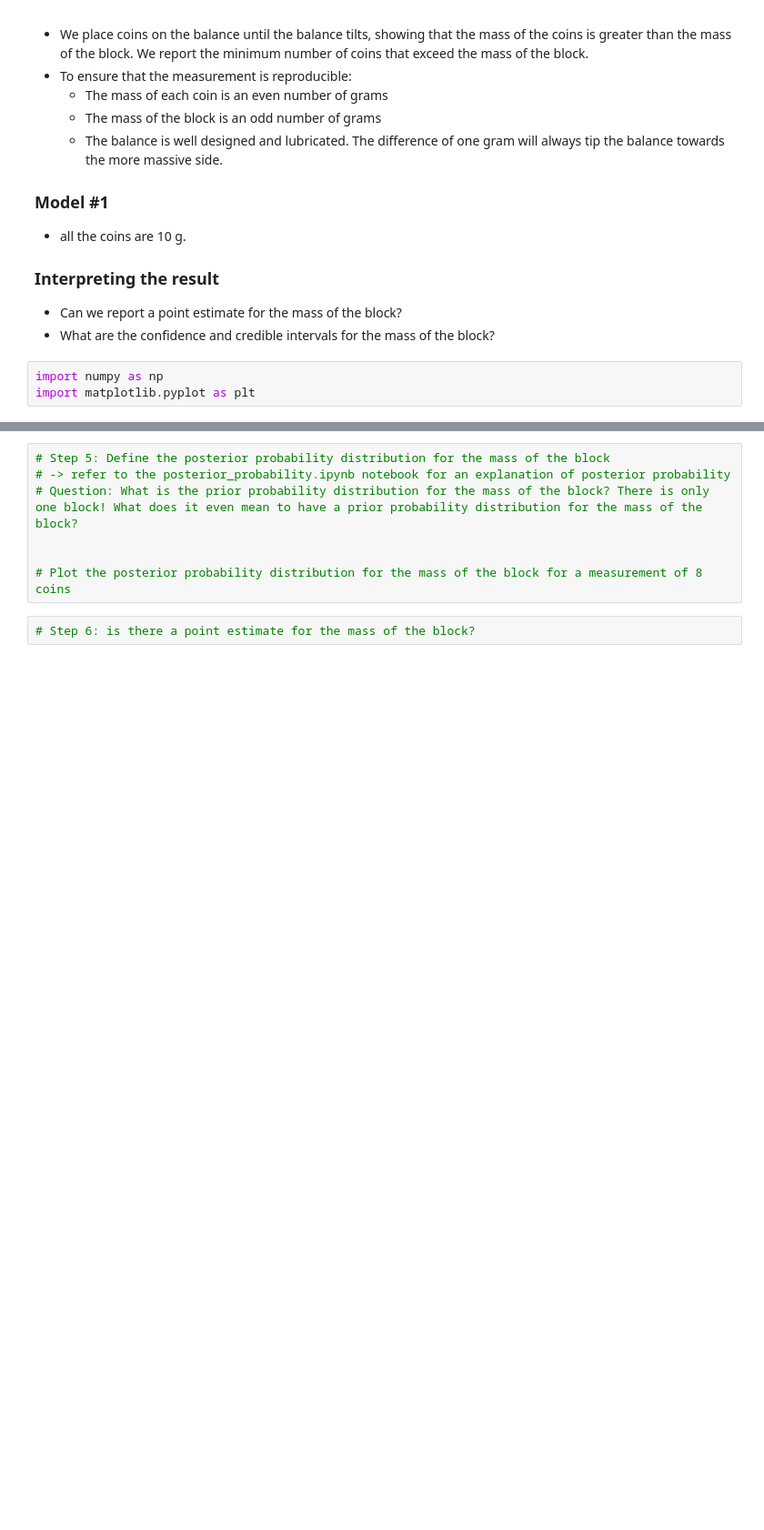
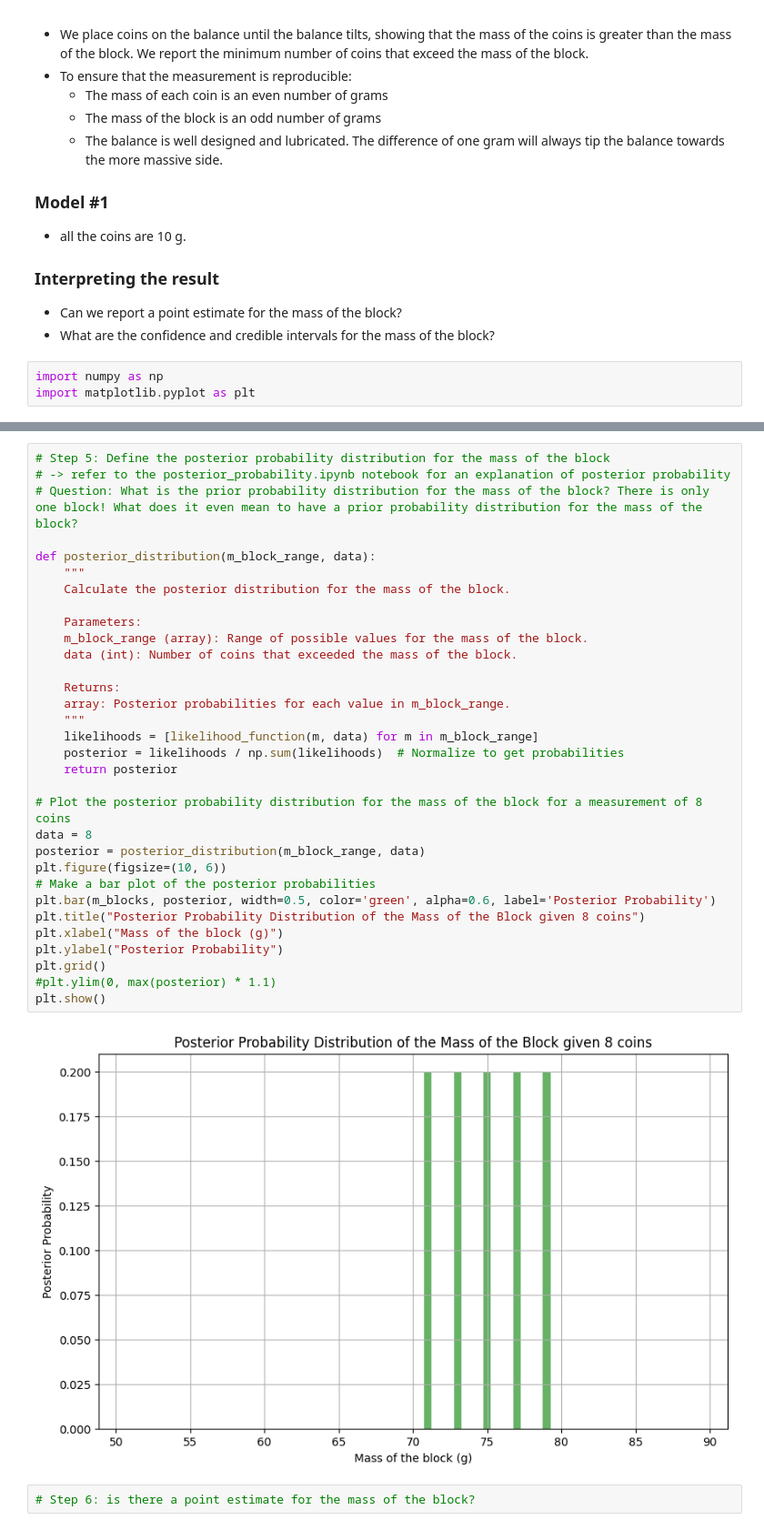
Before and after one commit to deankarlen/trisep_stats, a Jupyter notebook: notebooks/discrete_A.ipynb, the cells around one changed output, grey strips where cells are left out. Shown at 91% size. Cells and saved outputs as stored; diff of their text form; blank space fills up the shorter version.

```diff
--- a/notebooks/discrete_A.ipynb
+++ b/notebooks/discrete_A.ipynb
@@ -33,10 +104,37 @@ import matplotlib.pyplot as plt
 # %%
 # Step 5: Define the posterior probability distribution for the mass of the block
 # -> refer to the posterior_probability.ipynb notebook for an explanation of posterior probability
 # Question: What is the prior probability distribution for the mass of the block? There is only one block! What does it even mean to have a prior probability distribution for the mass of the block?
 
+def posterior_distribution(m_block_range, data):
+    """
+    Calculate the posterior distribution for the mass of the block.
+
+    Parameters:
+    m_block_range (array): Range of possible values for the mass of the block.
+    data (int): Number of coins that exceeded the mass of the block.
+
+    Returns:
+    array: Posterior probabilities for each value in m_block_range.
+    """
+    likelihoods = [likelihood_function(m, data) for m in m_block_range]
+    posterior = likelihoods / np.sum(likelihoods)  # Normalize to get probabilities
+    return posterior
 
 # Plot the posterior probability distribution for the mass of the block for a measurement of 8 coins
+data = 8
+posterior = posterior_distribution(m_block_range, data)
+plt.figure(figsize=(10, 6))
+# Make a bar plot of the posterior probabilities
+plt.bar(m_blocks, posterior, width=0.5, color='green', alpha=0.6, label='Posterior Probability')
+plt.title("Posterior Probability Distribution of the Mass of the Block given 8 coins")
+plt.xlabel("Mass of the block (g)")
+plt.ylabel("Posterior Probability")
+plt.grid()
+#plt.ylim(0, max(posterior) * 1.1)
+plt.show()
+# %% [output]
+[figure, added]
 # %%
 # Step 6: is there a point estimate for the mass of the block?
 # %%
```
Also changed, not shown: parts of 4 cells of this notebook, 2 other files.
